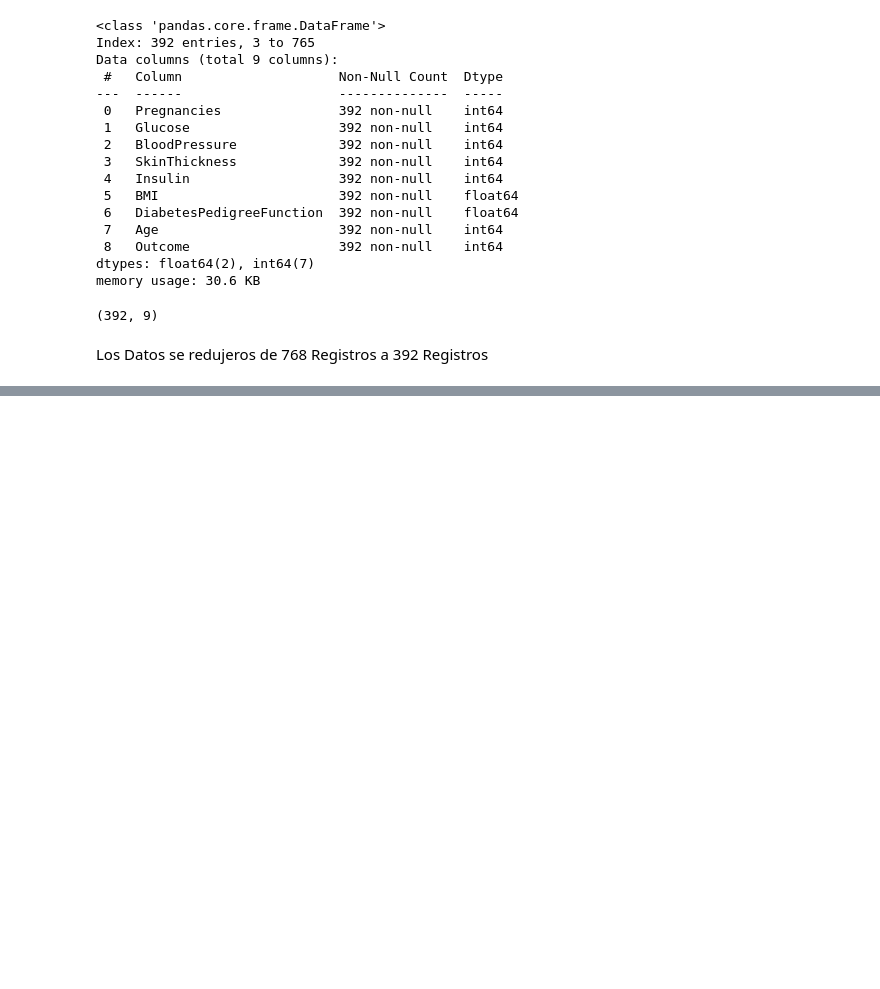
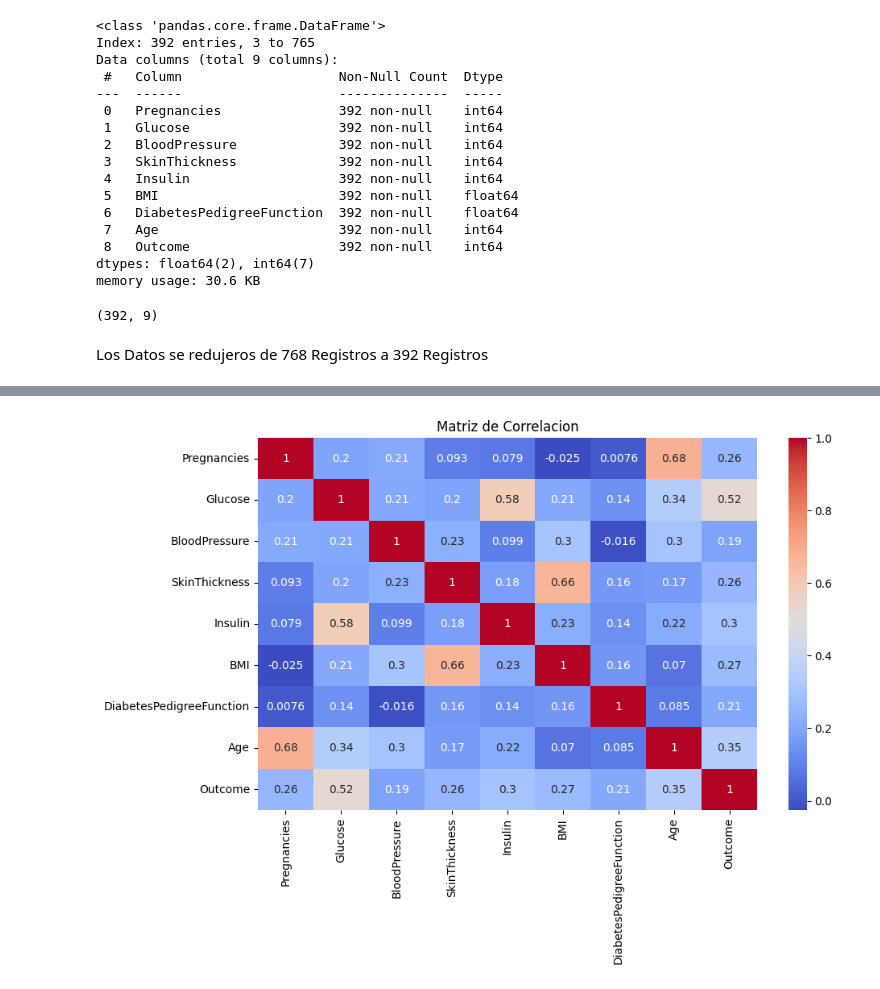
Before and after one commit to pcaliman2/17_Decision_Tree, a Jupyter notebook: src/explore.ipynb, the cells around one changed output, grey strips where cells are left out. Cells and saved outputs as stored; diff of their text form; code cells hidden in the pictures; blank space fills up the shorter version.

```diff
--- a/src/explore.ipynb
+++ b/src/explore.ipynb
@@ -120,0 +155,11 @@ Los Datos se redujeros de 768 Registros a  392 Registros
+# %%
+#******************************************************************************************************
+#              Voy A Colocar El Analiziz MultiVariable A PArtir de Aqui
+#******************************************************************************************************
+#Correlaciones
+plt.figure(figsize=(10, 6))
+sns.heatmap(total_data.corr(), annot=True, cmap='coolwarm')# sirve para ver la correlacion entre variables.
+plt.title("Matriz de Correlacion")
+plt.show()
+# %% [output]
+[figure, added]
```
Also changed, not shown: parts of 7 cells of this notebook.
